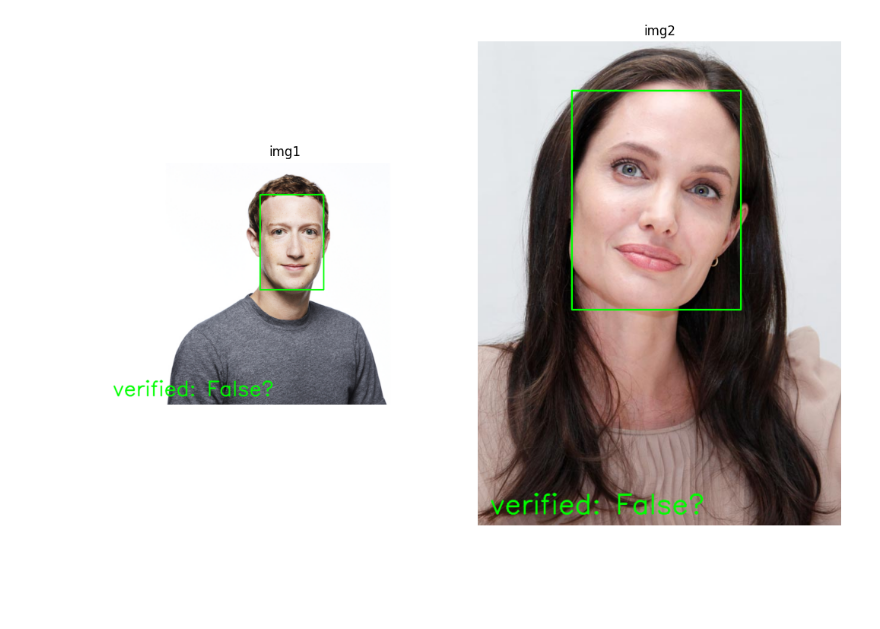
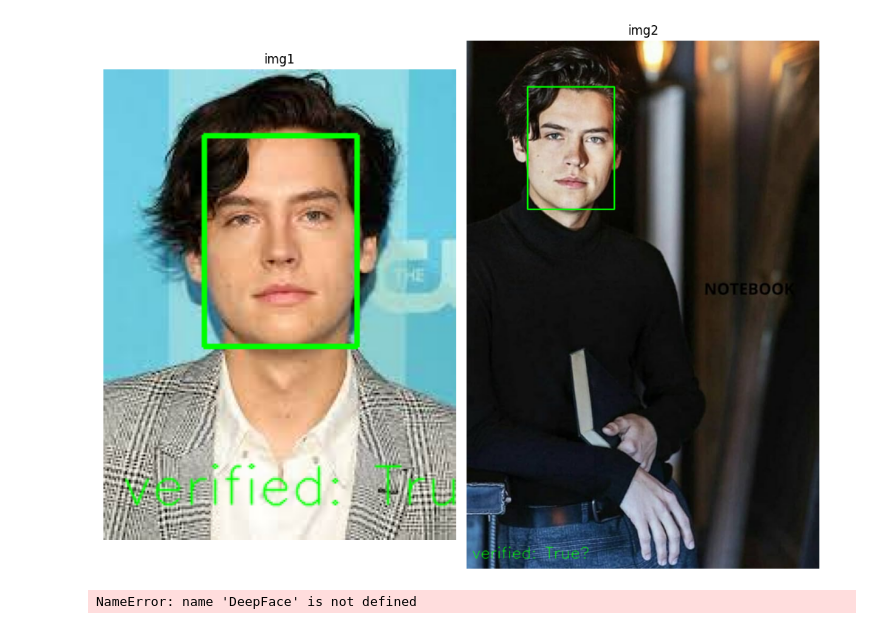
Before and after one commit to fatmanur-ceylan/face_detection, a Jupyter notebook: models/myface/workspace_2.ipynb, the cells around one changed output. Cells and saved outputs as stored; diff of their text form; code cells hidden in the pictures; blank space fills up the shorter version.

```diff
--- a/models/myface/workspace_2.ipynb
+++ b/models/myface/workspace_2.ipynb
@@ -14,5 +9,6 @@ To enable the following instructions: AVX2 FMA, in other operations, rebuild Ten
 # %%
-img1_path="dataset/img14.jpg"
-img2_path="dataset/img11.jpg"
+img1_path="dataset/oliver.jpg"
+img2_path="dataset/james1.jpg"
 model="ArcFace"
-detector_backend="retinaface"
+detector_backend="opencv"
+distance_metric="euclidean_l2"
@@ -19,3 +81,10 @@ detector_backend="retinaface"
+# %%
+#bu recognation modeli, detector ve metrik  en verimli olanı bütün karşılaştırmalarda en doğru sonuçları verdi
+img1_path="dataset/cole.jpg"
+img2_path="dataset/cole1.jpg"
+model="DeepFace"
+detector_backend="opencv"
+distance_metric="euclidean_l2"
 # %%
 # Görüntü yolları
 img1_path = img1_path
@@ -54,7 +123,7 @@ for i, (img_name, coords) in enumerate({'img1': facial_areas_img1, 'img2': facia
     cv2.rectangle(img, (coords['x'], coords['y']), (coords['w'], coords['h']), (0, 255, 0), 2)
 
     # DeepFace.verify kullanarak bilgileri al
-    result = DeepFace.verify(img1_path=img1_path, img2_path=img2_path, model_name='ArcFace', detector_backend='retinaface')
+    result = DeepFace.verify(img1_path=img1_path, img2_path=img2_path, model_name=model, detector_backend=detector_backend)
 
     # Bilgileri additional_info sözlüğüne ekle
     additional_info[img_name] = {
@@ -70,7 +139,7 @@ for i, (img_name, coords) in enumerate({'img1': facial_areas_img1, 'img2': facia
         text += f"{key}: {value}\n"
 
     # Metni resmin altına ekleyerek yeni bir resim oluştur
-    img_with_text = cv2.putText(img.copy(), text, (20, img.shape[0] - 20), cv2.FONT_HERSHEY_SIMPLEX, 1.5, (0, 255, 0), 2, cv2.LINE_AA)
+    img_with_text = cv2.putText(img.copy(), text, (10, img.shape[0] - 20), cv2.FONT_HERSHEY_SIMPLEX, 1.0, (0, 255, 0), 1, cv2.LINE_AA)
 
     # Görüntüyü subplota ekle
     axs[i].imshow(cv2.cvtColor(img_with_text, cv2.COLOR_BGR2RGB))
@@ -87 +153,6 @@ Skipping registering GPU devices...
-[figure, old version]
+[figure, new version]
+# %%
+db_path="dataset"
+analiz=DeepFace.realtime.analysis(db_path=db_path)
+# %% [output]
+NameError: name 'DeepFace' is not defined
```
Also changed, not shown: parts of 4 cells of this notebook, 14 other files.
